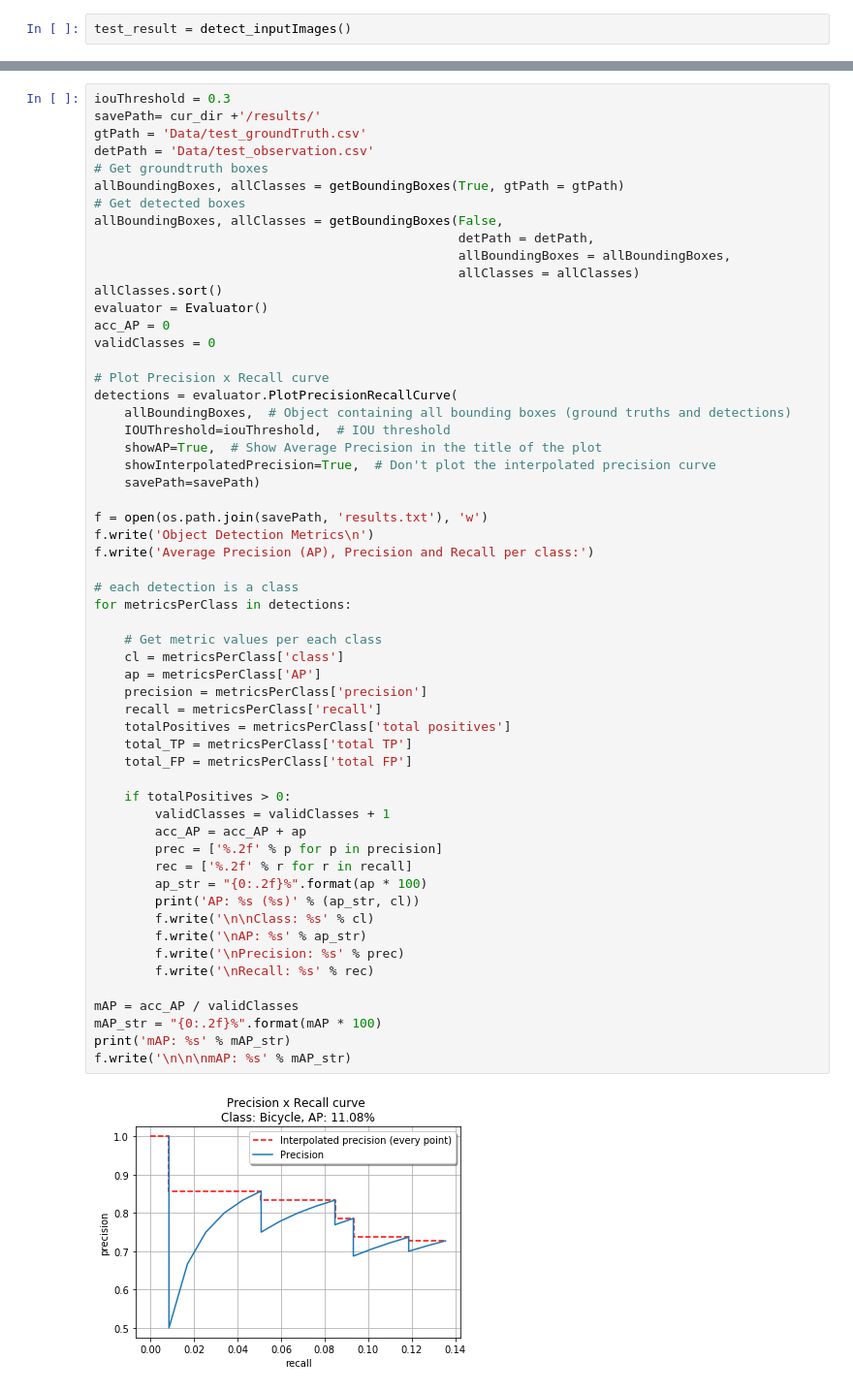
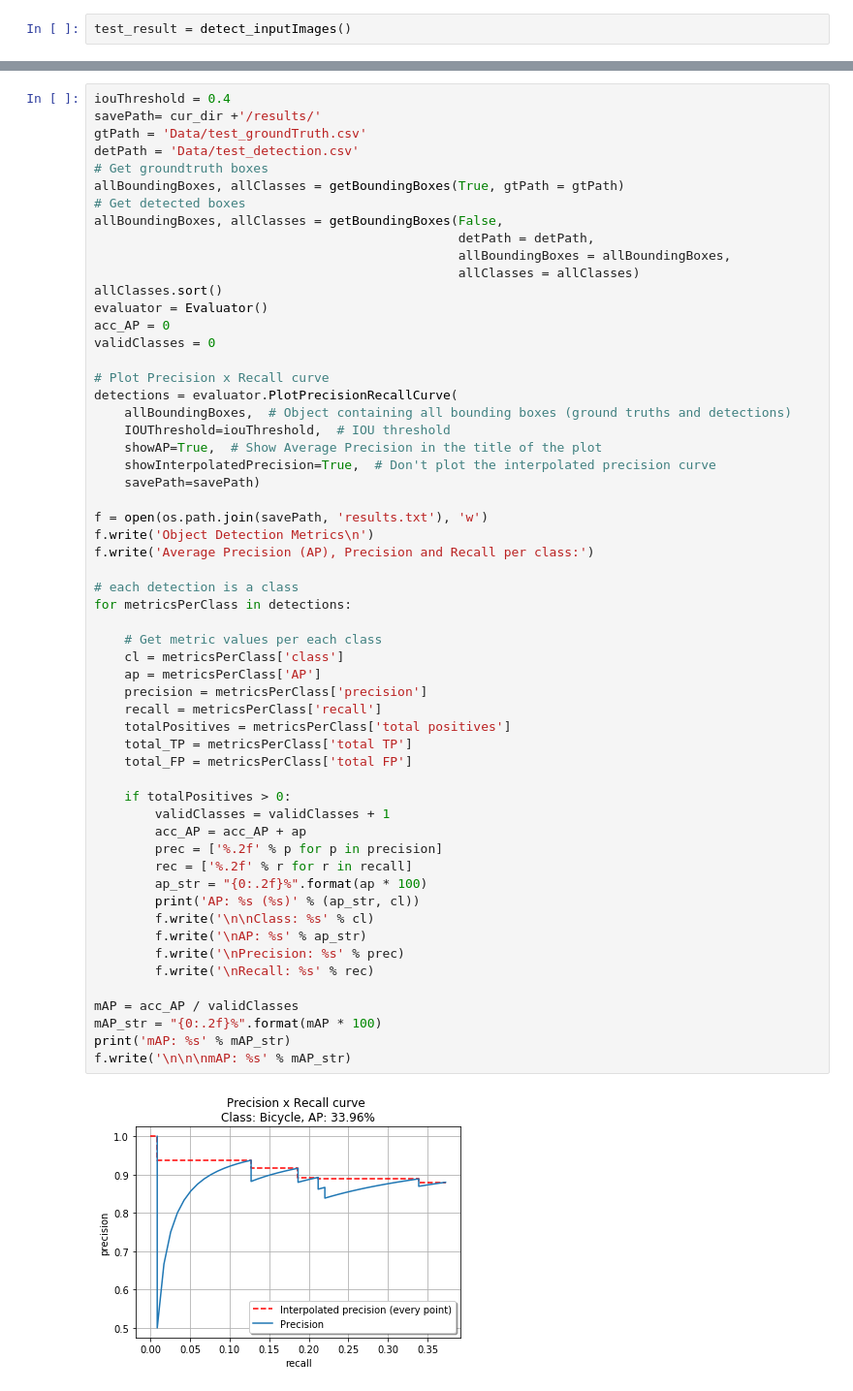
Before and after one commit to Suman-Saini/CapstoneProject_2, a Jupyter notebook: object_detection.ipynb, the cells around one changed output, grey strips where cells are left out. Shown at 97% size. Saved outputs shown, nothing was run; the diff lists cells and outputs as text.

```diff
--- a/object_detection.ipynb
+++ b/object_detection.ipynb
@@ -158,8 +155,8 @@ gt_obs.sort_values(['id','class','x1'],ascending=True).to_csv('Data/test_groundT
 # %%
-iouThreshold = 0.3
+iouThreshold = 0.4
 savePath= cur_dir +'/results/'
 gtPath = 'Data/test_groundTruth.csv'
-detPath = 'Data/test_observation.csv'
+detPath = 'Data/test_detection.csv'
 # Get groundtruth boxes
 allBoundingBoxes, allClasses = getBoundingBoxes(True, gtPath = gtPath)
 # Get detected boxes
@@ -186,31 +183,31 @@ f.write('Average Precision (AP), Precision and Recall per class:')
 
 # each detection is a class
 for metricsPerClass in detections:
 
     # Get metric values per each class
     cl = metricsPerClass['class']
     ap = metricsPerClass['AP']
     precision = metricsPerClass['precision']
     recall = metricsPerClass['recall']
     totalPositives = metricsPerClass['total positives']
     total_TP = metricsPerClass['total TP']
     total_FP = metricsPerClass['total FP']
 
     if totalPositives > 0:
         validClasses = validClasses + 1
         acc_AP = acc_AP + ap
         prec = ['%.2f' % p for p in precision]
         rec = ['%.2f' % r for r in recall]
         ap_str = "{0:.2f}%".format(ap * 100)
         print('AP: %s (%s)' % (ap_str, cl))
         f.write('\n\nClass: %s' % cl)
         f.write('\nAP: %s' % ap_str)
         f.write('\nPrecision: %s' % prec)
         f.write('\nRecall: %s' % rec)
 
 mAP = acc_AP / validClasses
 mAP_str = "{0:.2f}%".format(mAP * 100)
 print('mAP: %s' % mAP_str)
 f.write('\n\n\nmAP: %s' % mAP_str)
 # %% [output]
-[figure, old version]
+[figure, new version]
```
Also changed, not shown: parts of 17 cells of this notebook, 3 other files.
